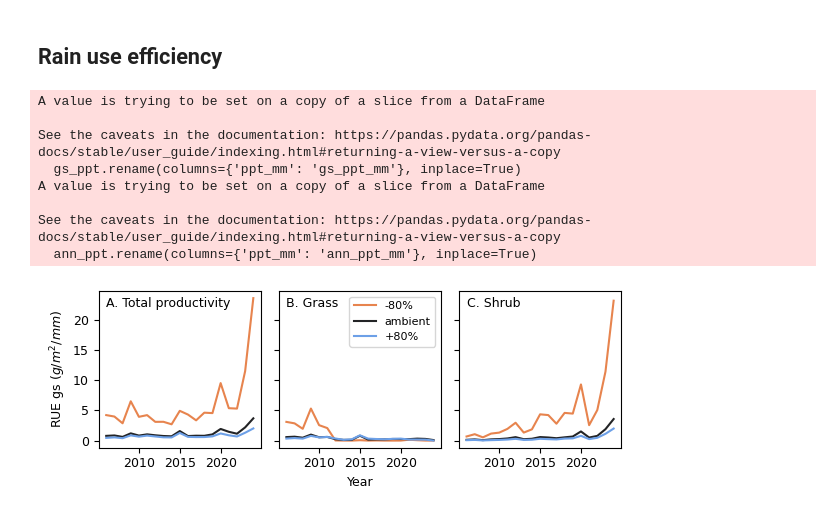
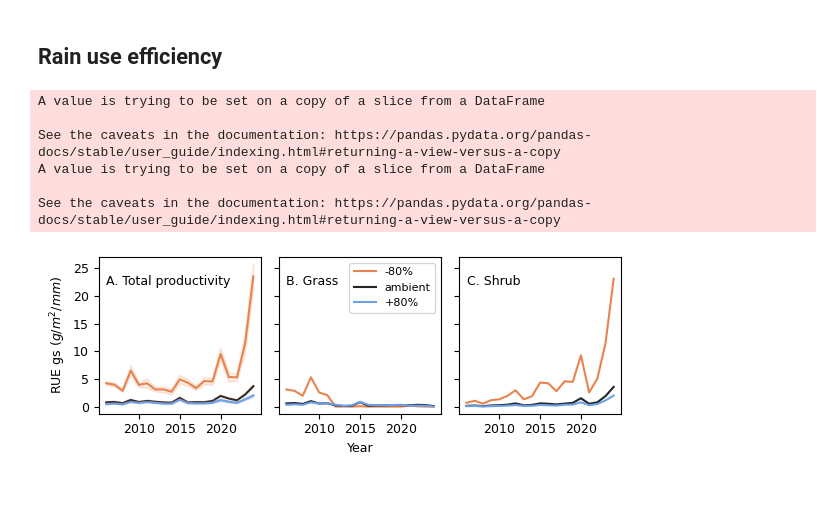
Before and after one commit to jornada-im/pubs-gc-ltreb, a Jupyter notebook: manuscripts/schadenfreude/Production.ipynb, the cells around one changed output. Drawn from its saved outputs; the diff is of its cells as text; code cells hidden in the pictures.

```diff
--- a/manuscripts/schadenfreude/Production.ipynb
+++ b/manuscripts/schadenfreude/Production.ipynb
@@ -89,6 +89,8 @@ df_means, q975, q025 = hf.ppt_trt_rel_means(df.drop('PPT treatment', axis=1))
 # Re-create a categorical column for plotting
 w_dict = {'0.2':'-80%', '1.0':'ambient', '1.8':'+80%'}
 df_means['PPT treatment'] = df_means.ppt_trt.replace(w_dict)
+q975['PPT treatment'] = q975.ppt_trt.replace(w_dict)
+q025['PPT treatment'] = q025.ppt_trt.replace(w_dict)
 # %%
 df_means.head()
 # %% [output]
@@ -254,59 +295,86 @@ ann_ppt.rename(columns={'ppt_mm': 'ann_ppt_mm'}, inplace=True)
 ann_ppt = ann_ppt.astype({'year':int,'ppt_trt':str})
 df_means = df_means.merge(gs_ppt, how='left', on=['year', 'PPT treatment'])
 df_means = df_means.merge(ann_ppt, how='left', on=['year', 'PPT treatment'])
+# Also add to the conf interval dataframes
+q975 = q975.merge(gs_ppt, how='left', on=['year', 'PPT treatment'])
+q025 = q025.merge(gs_ppt, how='left', on=['year', 'PPT treatment'])
+q975 = q975.merge(ann_ppt, how='left', on=['year', 'PPT treatment'])
+q025 = q025.merge(ann_ppt, how='left', on=['year', 'PPT treatment'])
 # %% [output]
 A value is trying to be set on a copy of a slice from a DataFrame
 
 See the caveats in the documentation: https://pandas.pydata.org/pandas-docs/stable/user_guide/indexing.html#returning-a-view-versus-a-copy
-  gs_ppt.rename(columns={'ppt_mm': 'gs_ppt_mm'}, inplace=True)
 A value is trying to be set on a copy of a slice from a DataFrame
 
 See the caveats in the documentation: https://pandas.pydata.org/pandas-docs/stable/user_guide/indexing.html#returning-a-view-versus-a-copy
-  ann_ppt.rename(columns={'ppt_mm': 'ann_ppt_mm'}, inplace=True)
 # %%
 # Calculate rain use efficiencies
+# First relative
 df_means['RUEgs_r_shrub'] = df_means['rbiomass_shrub']/df_means['gs_ppt_mm']
 df_means['RUEann_r_shrub'] = df_means['rbiomass_shrub']/df_means['ann_ppt_mm']
 df_means['RUEgs_r_grass'] = df_means['rbiomass_grass']/df_means['gs_ppt_mm']
 df_means['RUEann_r_grass'] = df_means['rbiomass_grass']/df_means['ann_ppt_mm']
 df_means['RUEgs_r_tot'] = df_means['rbiomass_total']/df_means['gs_ppt_mm']
 df_means['RUEann_r_tot'] = df_means['rbiomass_total']/df_means['ann_ppt_mm']
-
+# Then absolute
 df_means['RUEgs_shrub'] = df_means['biomass_shrub']/df_means['gs_ppt_mm']
 df_means['RUEann_shrub'] = df_means['biomass_shrub']/df_means['ann_ppt_mm']
 df_means['RUEgs_grass'] = df_means['biomass_grass']/df_means['gs_ppt_mm']
 df_means['RUEann_grass'] = df_means['biomass_grass']/df_means['ann_ppt_mm']
 df_means['RUEgs_tot'] = df_means['biomass_total']/df_means['gs_ppt_mm']
 df_means['RUEann_tot'] = df_means['biomass_total']/df_means['ann_ppt_mm']
+
+# Now get conf intervals
+q975['RUEgs_tot'] = q975['biomass_total']/q975['gs_ppt_mm']
+q975['RUEann_tot'] = q975['biomass_total']/q975['ann_ppt_mm']
+q025['RUEgs_tot'] = q025['biomass_total']/q025['gs_ppt_mm']
+q025['RUEann_tot'] = q025['biomass_total']/q025['ann_ppt_mm']
 # %%
-#def getrupper(var)
-#upper = q975['biomass_total'] - means['biomass_total']
+def get_ci(var, ax):
+    lower1 = q025[df_means.ppt_trt=='0.2'][var]
+    lower3 = q025[df_means.ppt_trt=='1.0'][var]
+    lower5 = q025[df_means.ppt_trt=='1.8'][var]
+    ax.plot(df_means.year[df_means.ppt_trt=='0.2'], lower1, color=p[0], alpha=0.1)
+    ax.plot(df_means.year[df_means.ppt_trt=='1.0'], lower3, color=p[0], alpha=0.1)
+    ax.plot(df_means.year[df_means.ppt_trt=='1.8'], lower5, color=p[2], alpha=0.1)
+
+    upper1 = q975[df_means.ppt_trt=='0.2'][var]
+    upper3 = q975[df_means.ppt_trt=='1.0'][var]
+    upper5 = q975[df_means.ppt_trt=='1.8'][var]
+    ax.plot(df_means.year[df_means.ppt_trt=='0.2'], upper1, color=p[0], alpha=0.1)
+    ax.plot(df_means.year[df_means.ppt_trt=='1.0'], upper3, color=p[0], alpha=0.1)
+    ax.plot(df_means.year[df_means.ppt_trt=='1.8'], upper5, color=p[2], alpha=0.1)
+
+    ax.fill_between(df_means.year[df_means.ppt_trt=='0.2'], lower1, upper1,
+                    color=p[0], alpha=0.1)
+    ax.fill_between(df_means.year[df_means.ppt_trt=='1.8'], lower5, upper5,
+                    color=p[2], alpha=0.1)
 
 fig, ax = plt.subplots(1, 3, figsize=(6.0,2.25), sharey=True)
 a1 = sns.lineplot(data=df_means, ax=ax[0], x="year", y="RUEgs_tot",
                   hue="PPT treatment", legend=False)
-#get_r_ci("biomass_total", a1)
+get_ci("RUEgs_tot", a1)
 
 a2 = sns.lineplot(data=df_means, ax=ax[1], x="year", y="RUEgs_grass",
                   hue="PPT treatment", legend=True)
 #get_r_ci("biomass_grass", a2)
 
 a3 = sns.lineplot(data=df_means, ax=ax[2], x="year", y="RUEgs_shrub",
                   hue="PPT treatment", legend=False)
 #get_r_ci("biomass_shrub", a3)
 
 a1.set(xlabel=None)
 a1.set(ylabel="RUE gs ($g/m^2/mm$)")
 a2.set(xlabel='Year')
 a3.set(xlabel=None)
 a1.text(2006, 22, 'A. Total productivity' )
 a2.text(2006, 22, 'B. Grass' )
 a2.legend(loc=1, prop={'size': 8})
 a3.text(2006, 22, 'C. Shrub' )
 #a3.legend(loc=1, prop={'size': 8})
 plt.tight_layout()
 
-#plt.savefig(out_path + '/figs/fig3.jpg', dpi=400, facecolor='w')
-#plt.savefig(out_path + '/figs/fig3.pdf', dpi=400, facecolor='w')
+#plt.savefig(out_path + '../out_tmp/figs/fig3.jpg', dpi=400, facecolor='w')
+#plt.savefig(out_path + '../out_tmp/figs/fig3.pdf', dpi=400, facecolor='w')
 # %% [output]
-[figure, old version]
+[figure, new version]
```
Also changed, not shown: parts of 8 cells of this notebook, 2 other files.
